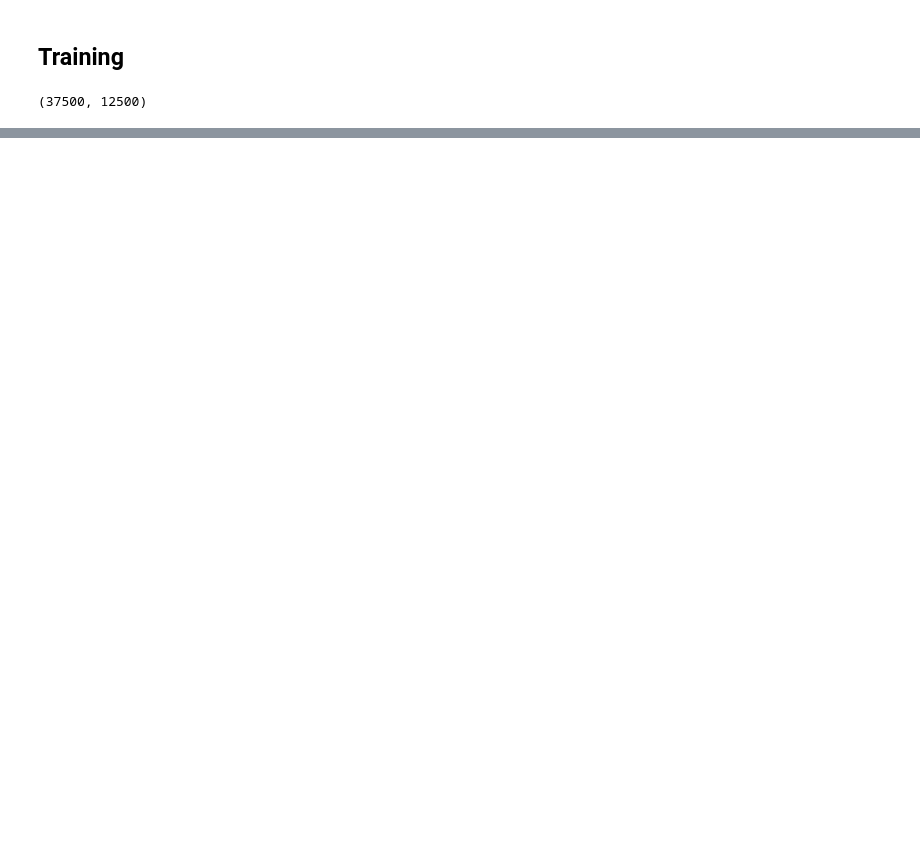
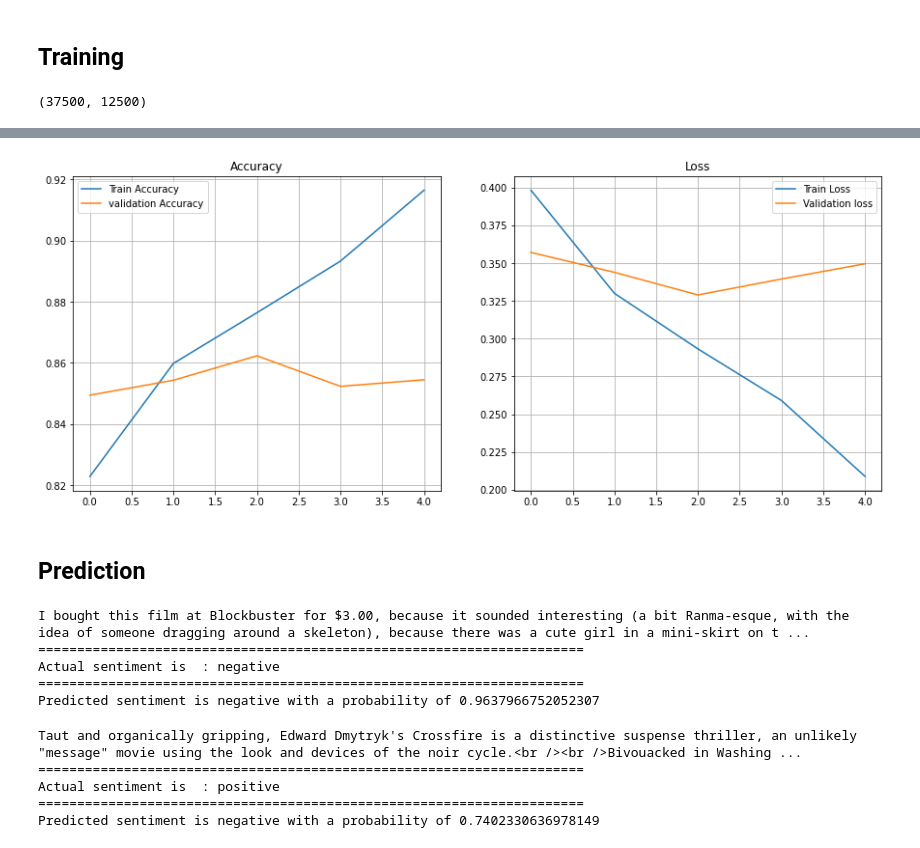
Before and after one commit to INCREDIBLE-AURNOB/Sentiment-analysis, a Jupyter notebook: Sentiment_analysis_with_LSTM.ipynb, the cells around one changed output, grey strips where cells are left out. Cells and saved outputs as stored; diff of their text form; code cells hidden in the pictures; blank space fills up the shorter version.

```diff
--- a/Sentiment_analysis_with_LSTM.ipynb
+++ b/Sentiment_analysis_with_LSTM.ipynb
@@ -288,15 +300,17 @@ SentimentRnn(
 # %% [markdown]
 ## Training
 # %%
-# loss and optimization
+# loss and optimization functions
+lr=0.001
 
-lr=0.01
-criterion=nn.BCELoss()
-optimizer=torch.optim.Adam(model.parameters(),lr=lr)
+criterion = nn.BCELoss()
 
+optimizer = torch.optim.Adam(model.parameters(), lr=lr)
+
+# function to predict accuracy
 def acc(pred,label):
-  pred=torch.round(pred.squeeze())
-  return torch.sum(pred==label.squeeze()).item()
+    pred = torch.round(pred.squeeze())
+    return torch.sum(pred == label.squeeze()).item()
 # %%
 len(train_loader.dataset) , len(valid_loader.dataset)
 # %% [output]
@@ -367,7 +381,7 @@ for epoch in range(epochs):
     print(f'train_loss : {epoch_train_loss} val_loss : {epoch_val_loss}')
     print(f'train_accuracy : {epoch_train_acc*100} val_accuracy : {epoch_val_acc*100}')
     if epoch_val_loss <= valid_loss_min:
-        torch.save(model.state_dict(), '../working/state_dict.pt')
+        # torch.save(model.state_dict(), '../working/state_dict.pt')
         print('Validation loss decreased ({:.6f} --> {:.6f}).  Saving model ...'.format(valid_loss_min,epoch_val_loss))
         valid_loss_min = epoch_val_loss
     print(25*'==')
@@ -375,0 +406,21 @@ NotImplementedError: ignored
+# %%
+fig=plt.figure(figsize=(15,6))
+plt.subplot(1,2,1)
+plt.plot(epoch_tr_acc,label="Train Accuracy")
+plt.plot(epoch_vl_acc,label="validation Accuracy")
+plt.title("Accuracy")
+plt.legend()
+plt.grid()
+
+plt.subplot(1,2,2)
+plt.plot(epoch_tr_loss,label="Train Loss")
+plt.plot(epoch_vl_loss,label="Validation loss")
+plt.title("Loss")
+plt.legend()
+plt.grid()
+
+plt.show()
+# %% [output]
+[figure, added]
+# %% [markdown]
+## Prediction
@@ -375,0 +439,32 @@ NotImplementedError: ignored
+# %%
+index = 35
+print(raw_df['review'][index])
+print('='*70)
+print(f'Actual sentiment is  : {raw_df["sentiment"][index]}')
+print('='*70)
+pro = predict_text(raw_df['review'][index])
+status = "positive" if pro > 0.5 else "negative"
+pro = (1 - pro) if status == "negative" else pro
+print(f'Predicted sentiment is {status} with a probability of {pro}')
+# %% [output]
+I bought this film at Blockbuster for $3.00, because it sounded interesting (a bit Ranma-esque, with the idea of someone dragging around a skeleton), because there was a cute girl in a mini-skirt on t ...
+======================================================================
+Actual sentiment is  : negative
+======================================================================
+Predicted sentiment is negative with a probability of 0.9637966752052307
+# %%
+index = 30
+print(raw_df['review'][index])
+print('='*70)
+print(f'Actual sentiment is  : {raw_df["sentiment"][index]}')
+print('='*70)
+pro = predict_text(raw_df['review'][index])
+status = "positive" if pro > 0.5 else "negative"
+pro = (1 - pro) if status == "negative" else pro
+print(f'Predicted sentiment is {status} with a probability of {pro}')
+# %% [output]
+Taut and organically gripping, Edward Dmytryk's Crossfire is a distinctive suspense thriller, an unlikely "message" movie using the look and devices of the noir cycle.<br /><br />Bivouacked in Washing ...
+======================================================================
+Actual sentiment is  : positive
+======================================================================
+Predicted sentiment is negative with a probability of 0.7402330636978149
```
Also changed, not shown: parts of 8 cells of this notebook.
